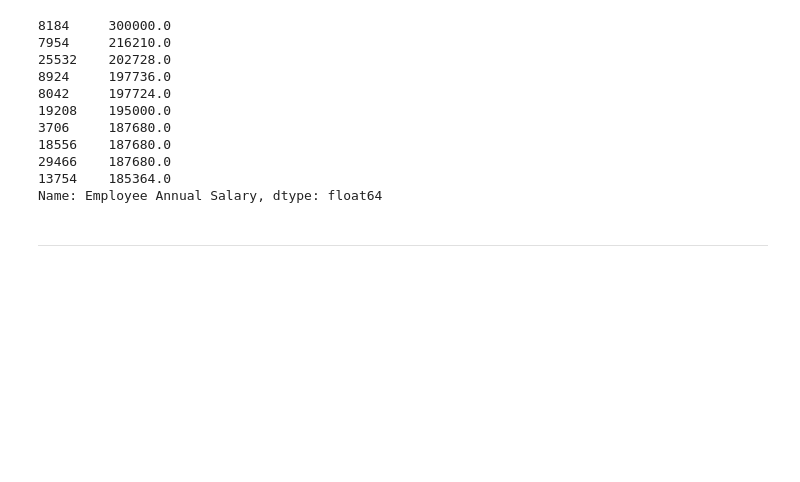
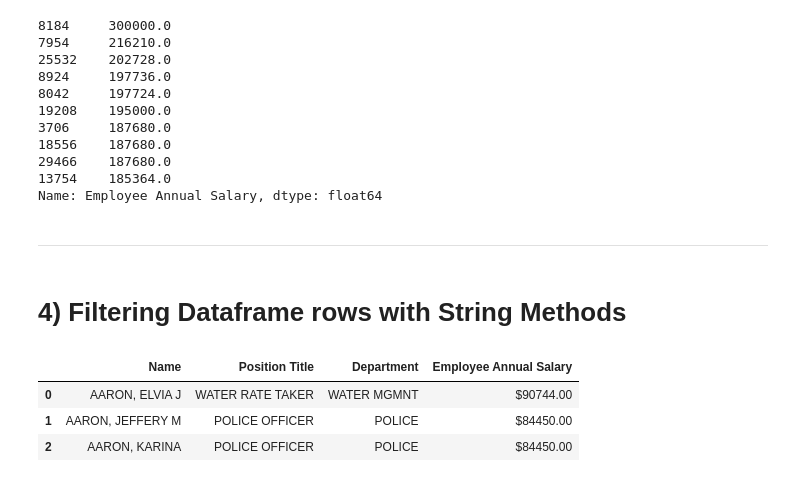
Before and after one commit to ptyadana/Data-Science-and-Machine-Learning-Projects-Dojo, a Jupyter notebook: Pandas - Data Analysis with Pandas and Python - BP/06_Working_with_Text_Data.ipynb, the cells around one changed output. Drawn from its saved outputs; the diff is of its cells as text; code cells hidden in the pictures; blank space fills up the shorter version.

```diff
--- a/Pandas - Data Analysis with Pandas and Python - BP/06_Working_with_Text_Data.ipynb
+++ b/Pandas - Data Analysis with Pandas and Python - BP/06_Working_with_Text_Data.ipynb
@@ -235,3 +235,14 @@ chicago['Employee Annual Salary'].nlargest(10)
 Name: Employee Annual Salary, dtype: float64
 # %% [markdown]
 -----
+# %% [markdown]
+# 4) Filtering Dataframe rows with String Methods
+# %%
+chicago = pd.read_csv('Data/chicago.csv').dropna(how='all') # drop rows where all values are NaN
+chicago['Department'] = chicago['Department'].astype('category')
+chicago.head(3)
+# %% [output]
+|  | Name | Position Title | Department | Employee Annual Salary |
+| 0 | AARON, ELVIA J | WATER RATE TAKER | WATER MGMNT | $90744.00 |
+| 1 | AARON, JEFFERY M | POLICE OFFICER | POLICE | $84450.00 |
+| 2 | AARON, KARINA | POLICE OFFICER | POLICE | $84450.00 |
```
Also changed, not shown: parts of 18 cells of this notebook.
